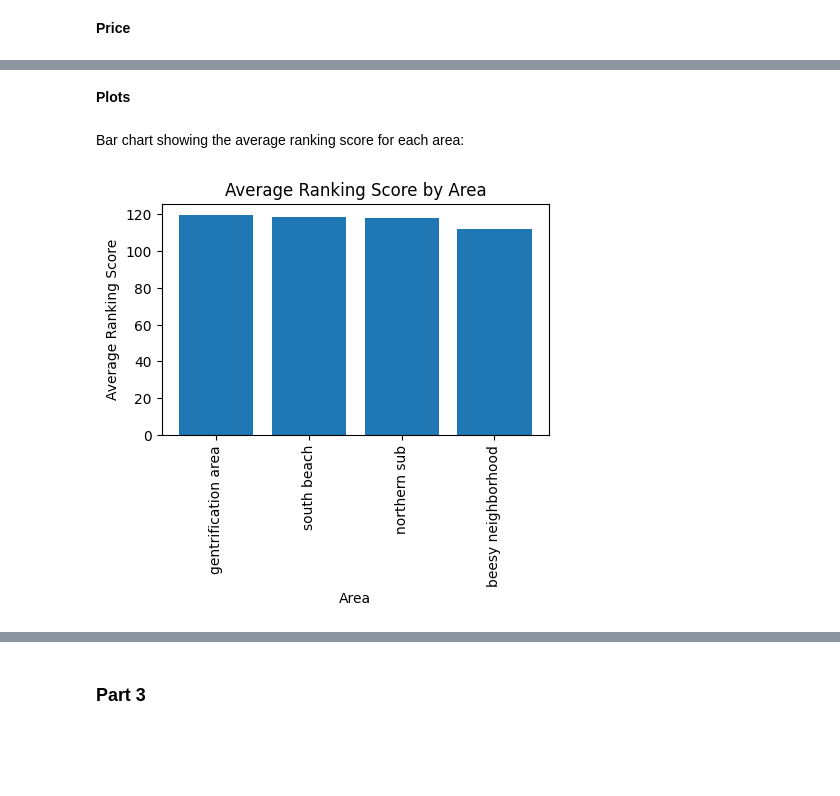
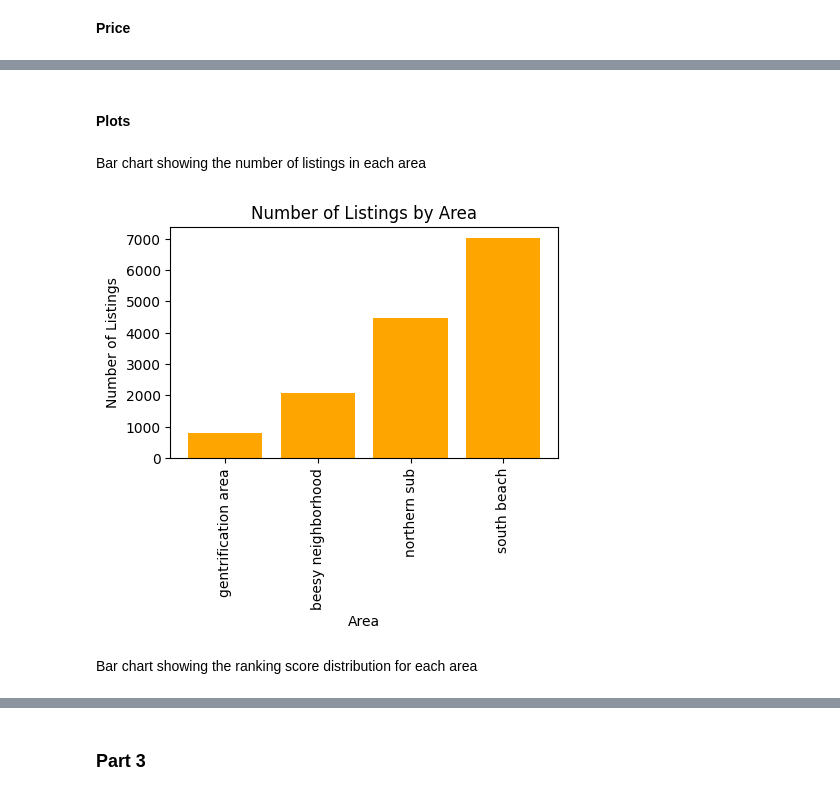
Before and after one commit to liatoumazi/spitogatos_assignment, a Jupyter notebook: etl_analysis.ipynb, the cells around one changed output, grey strips where cells are left out. Drawn from its saved outputs; the diff is of its cells as text; code cells hidden in the pictures; blank space fills up the shorter version.

```diff
--- a/etl_analysis.ipynb
+++ b/etl_analysis.ipynb
@@ -422,16 +401,18 @@ beesy neighborhood    2077  132187.867116         0.000000
 # %% [markdown]
-**Plots**
+#### Plots
+# %% [markdown]
+Bar chart showing the number of listings in each area
+# %%
+num_listings = df['geography_name'].value_counts().sort_values(ascending=True)
+
+plt.figure(figsize=(5,3))
+plt.bar(num_listings.index, num_listings.values, color = 'orange')
+plt.xticks(rotation=90)
+plt.title('Number of Listings by Area')
+plt.xlabel('Area')
+plt.ylabel('Number of Listings')
+plt.show()
+# %% [output]
+[figure, added]
 # %% [markdown]
-Bar chart showing the average ranking score for each area:
+Bar chart showing the ranking score distribution for each area
-# %%
-avg_ranking_scores = df.groupby('geography_name')['ranking_score'].mean().sort_values(ascending=False)
-
-plt.figure(figsize=(5,3))
-plt.bar(avg_ranking_scores.index, avg_ranking_scores.values)
-plt.xticks(rotation=90)
-plt.title('Average Ranking Score by Area')
-plt.xlabel('Area')
-plt.ylabel('Average Ranking Score')
-plt.show()
-# %% [output]
-[figure, removed]
```
Also changed, not shown: parts of 49 cells of this notebook.
